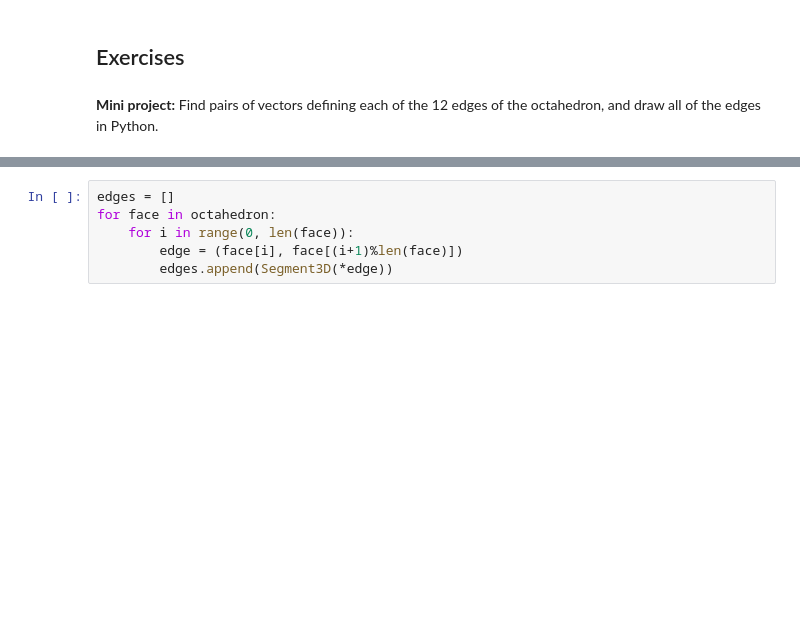
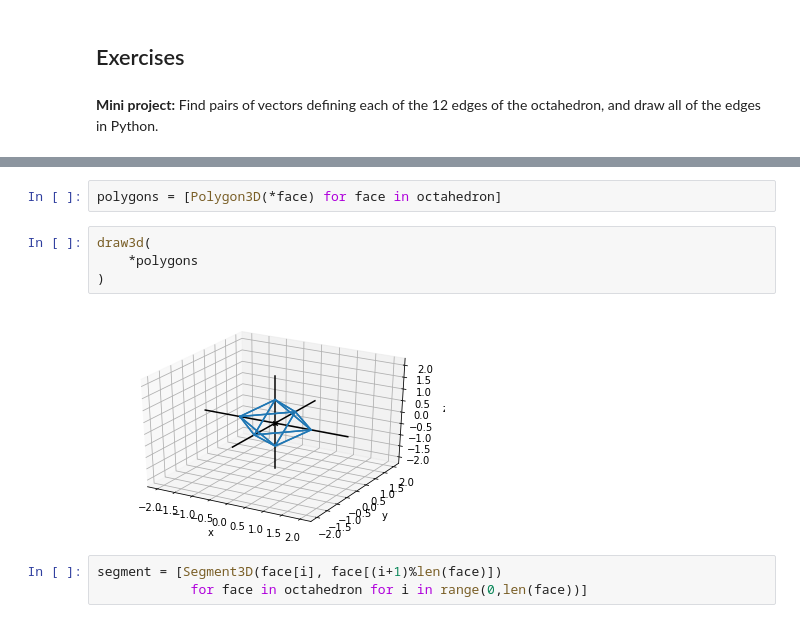
Before and after one commit to saradhimpardha/math_for_programmers, a Jupyter notebook: chapter_03/ch03_exercises.ipynb, the cells around one changed output, grey strips where cells are left out. Drawn from its saved outputs; the diff is of its cells as text; blank space fills up the shorter version.

```diff
--- a/chapter_03/ch03_exercises.ipynb
+++ b/chapter_03/ch03_exercises.ipynb
@@ -771,7 +777,12 @@ octahedron
+# %%
+polygons = [Polygon3D(*face) for face in octahedron]
+# %%
+draw3d(
+    *polygons
+)
+# %% [output]
+[figure, added]
 # %%
-edges = []
-for face in octahedron:
-    for i in range(0, len(face)):
-        edge = (face[i], face[(i+1)%len(face)])
-        edges.append(Segment3D(*edge))
+segment = [Segment3D(face[i], face[(i+1)%len(face)])
+            for face in octahedron for i in range(0,len(face))]
 # %%
```
Also changed, not shown: parts of 5 cells of this notebook.
